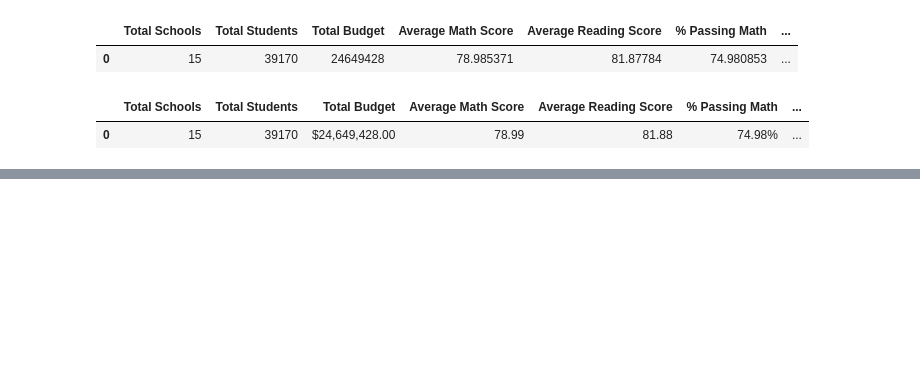
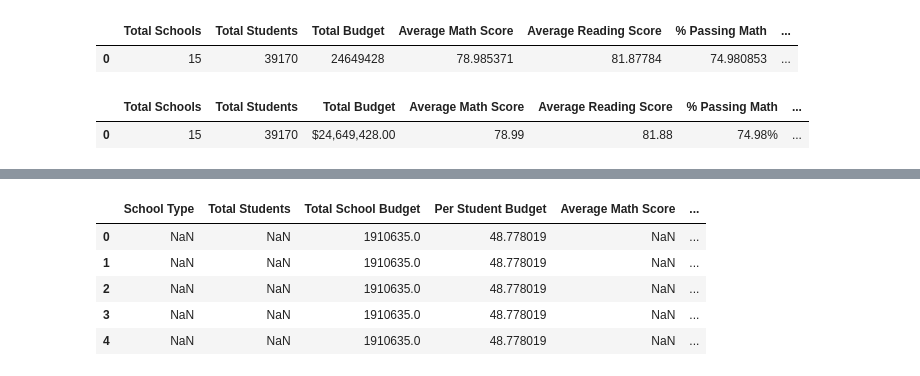
Before and after one commit to jl-horton/pandas-challenge, a Jupyter notebook: PyCitySchools/PyCitySchools.ipynb, the cells around one changed output, grey strips where cells are left out. Saved outputs shown, nothing was run; the diff lists cells and outputs as text; code cells hidden in the pictures; blank space fills up the shorter version.

```diff
--- a/PyCitySchools/PyCitySchools.ipynb
+++ b/PyCitySchools/PyCitySchools.ipynb
@@ -132,0 +186,21 @@ summary_df.head()
+# %%
+# Create df for above
+sch_sum_df = pd.DataFrame({'School Type': school_type,
+                            'Total Students': total_students,
+                            'Total School Budget': total_school_budget,
+                            'Per Student Budget': per_student,
+                            'Average Math Score': school_ave_math,
+                            'Average Reading Score': school_ave_reading,
+                            '% Passing Math': sch_pass_math,
+                            '% Passing Reading': sch_pass_reading,
+                            #'% Overall Passing': percent_passing
+                            })
+
+sch_sum_df.head()
+# %% [output]
+|  | School Type | Total Students | Total School Budget | Per Student Budget | Average Math Score | ... |
+| 0 | NaN | NaN | 1910635.0 | 48.778019 | NaN | ... |
+| 1 | NaN | NaN | 1910635.0 | 48.778019 | NaN | ... |
+| 2 | NaN | NaN | 1910635.0 | 48.778019 | NaN | ... |
+| 3 | NaN | NaN | 1910635.0 | 48.778019 | NaN | ... |
+| 4 | NaN | NaN | 1910635.0 | 48.778019 | NaN | ... |
```
Also changed, not shown: parts of 17 cells of this notebook.
